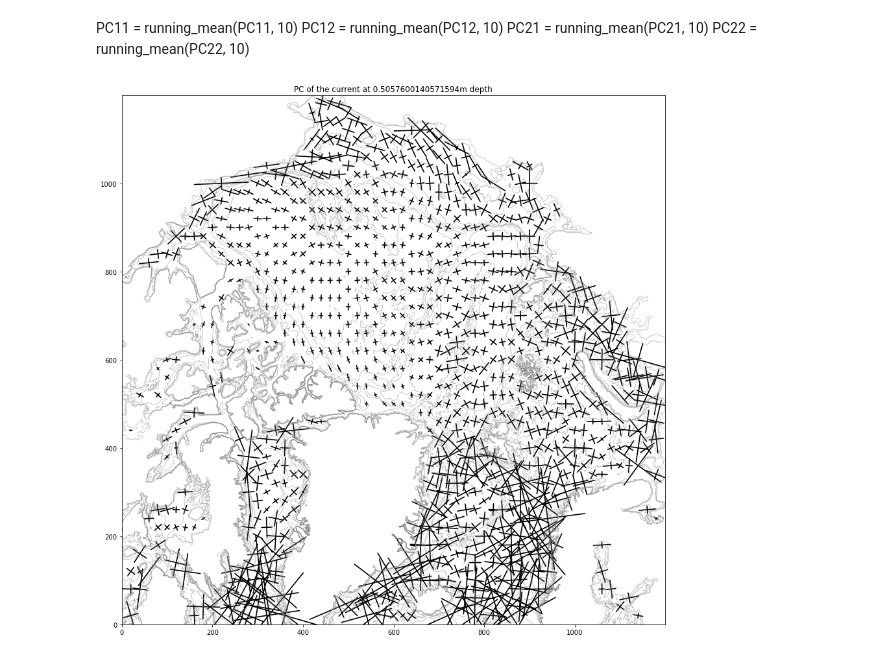
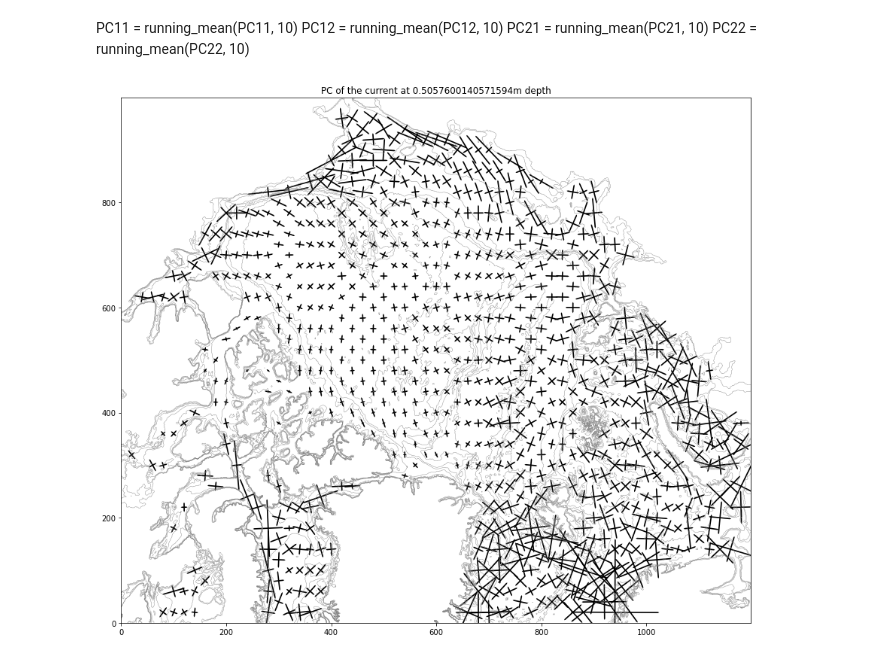
Before and after one commit to kaje2301/Master_2022, a Jupyter notebook: PC_script.ipynb, the cells around one changed output. Cells and saved outputs as stored; diff of their text form; code cells hidden in the pictures.

```diff
--- a/PC_script.ipynb
+++ b/PC_script.ipynb
@@ -32,9 +28,10 @@ vvar.shape
 # %%
 # Smoothen data, over every tenth point in both x and y direction, for all the data
-vvar = ds.vomecrty.isel(y=slice(600,1800), x=slice(200,1400)).rolling(y=10).mean()
-uvar = ds.vozocrtx.isel(y=slice(600,1800), x=slice(200,1400)).rolling(x=10).mean()
-uv = ds.vel.isel(y=slice(600,1800), x=slice(200,1400)).rolling(x=10).mean()
-uv = uv.rolling(y=10).mean()
+vvar = ds.vomecrty.isel(y=slice(800,1800), x=slice(200,1400)).rolling(y=10, center=True).mean()
+vvar = vvar.rolling(x=10, center=True).mean()
+
+uvar = ds.vozocrtx.isel(y=slice(800,1800), x=slice(200,1400)).rolling(x=10, center=True).mean()
+uvar = uvar.rolling(y=10, center=True).mean()
+
+uv = ds.vel.isel(y=slice(800,1800), x=slice(200,1400)).rolling(x=10, center=True).mean()
+uv = uv.rolling(y=10, center=True).mean()
-# %%
-vvar = ds.vomecrty.isel(y=slice(600,1800), x=slice(200,1400)).rolling(y=10).mean()
-vvar.shape
@@ -125,37 +115,36 @@ n = 0
 PC11_s, PC12_s, PC21_s, PC22_s, x, y = PC_funk(level_list[n])
 
 fig, ax = plt.subplots(1,1,figsize=(15,15))
 plt.title(f'PC of the current at ' + str(depth_list[n]) + 'm depth')
-cmap = plt.get_cmap('magma_r')
-ax.contour(ds.mbathy[600:1800,200:1400], colors='grey',levels=8, linewidths=0.4)
+ax.contour(ds.mbathy[800:1800,200:1400], colors='grey',levels=8, linewidths=0.4)
 ax.quiver( x[::2], y[::2], PC11_s[::2], PC12_s[::2],
     #color='r',
     headwidth=1,
     headlength=1,
     width=0.002,
     scale=2)
 ax.quiver(x[::2], y[::2], -PC11_s[::2], -PC12_s[::2],
     #color='r',
     headwidth=1,
     headlength=1,
     width=0.002,
     scale=2)
 ax.quiver( x[::2], y[::2], PC21_s[::2], PC22_s[::2],
     #color='b',
     headwidth=1,
     headlength=1,
     width=0.002,
     scale=2)
 ax.quiver( x[::2], y[::2], -PC21_s[::2], -PC22_s[::2],
     #color='b',
     headwidth=1,
     headlength=1,
     width=0.002,
     scale=2)
-
+ax.set_aspect('equal')
 plt.show()
 # %% [output]
-[figure, old version]
+[figure, new version]
 # %%
 # Plot level 2
 n = 1
```
Also changed, not shown: parts of 9 cells of this notebook, 4 other files.
